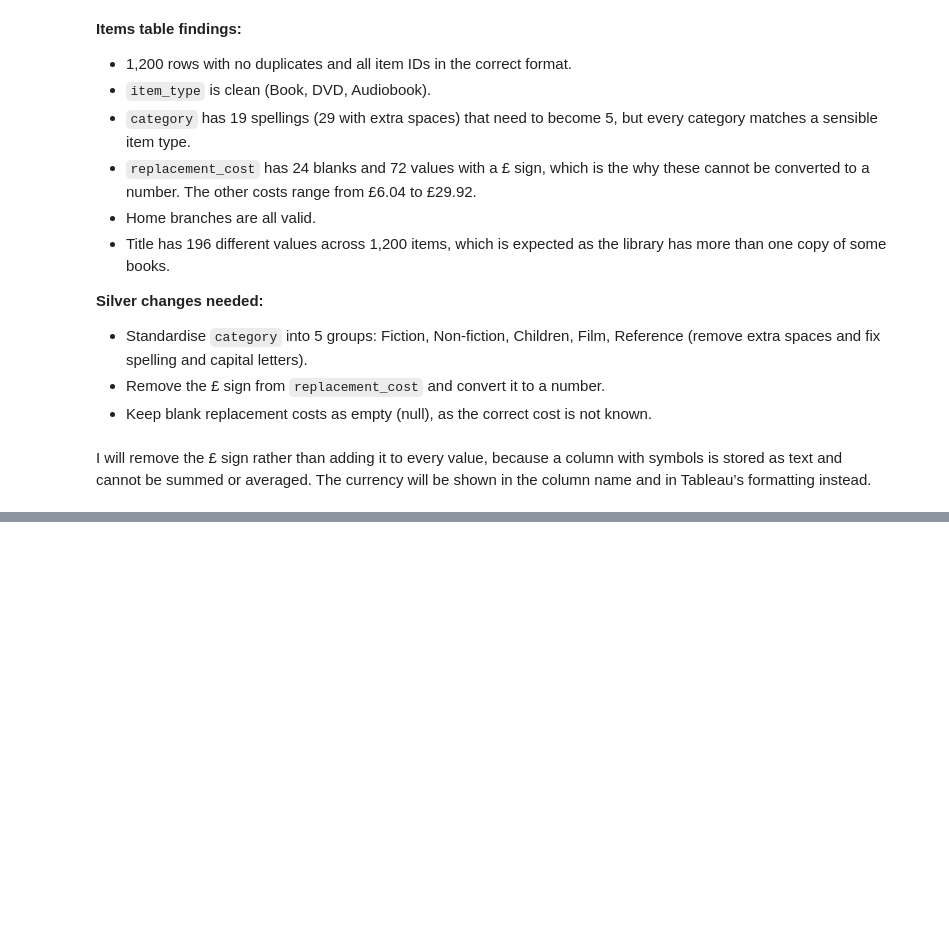
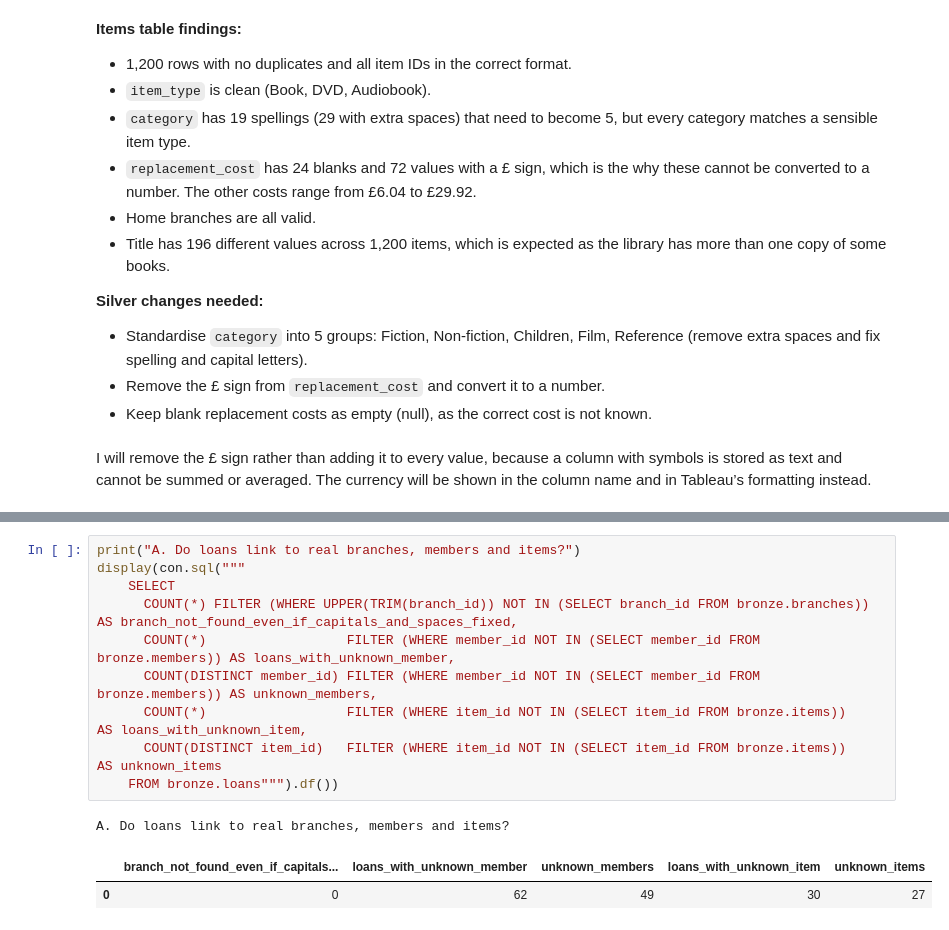
Before and after one commit to HuriyaAhmerr/5782076-AnalyticsEngineering, a Jupyter notebook: 5782076_library_pipeline.ipynb, the cells around one changed output, grey strips where cells are left out. Drawn from its saved outputs; the diff is of its cells as text; blank space fills up the shorter version.

```diff
--- a/5782076_library_pipeline.ipynb
+++ b/5782076_library_pipeline.ipynb
@@ -1185,0 +1251,14 @@ I will remove the £ sign rather than adding it to every value, because a column
+# %%
+print("A. Do loans link to real branches, members and items?")
+display(con.sql("""
+    SELECT
+      COUNT(*) FILTER (WHERE UPPER(TRIM(branch_id)) NOT IN (SELECT branch_id FROM bronze.branches)) AS branch_not_found_even_if_capitals_and_spaces_fixed,
+      COUNT(*)                  FILTER (WHERE member_id NOT IN (SELECT member_id FROM bronze.members)) AS loans_with_unknown_member,
+      COUNT(DISTINCT member_id) FILTER (WHERE member_id NOT IN (SELECT member_id FROM bronze.members)) AS unknown_members,
+      COUNT(*)                  FILTER (WHERE item_id NOT IN (SELECT item_id FROM bronze.items))       AS loans_with_unknown_item,
+      COUNT(DISTINCT item_id)   FILTER (WHERE item_id NOT IN (SELECT item_id FROM bronze.items))       AS unknown_items
+    FROM bronze.loans""").df())
+# %% [output]
+A. Do loans link to real branches, members and items?
+|  | branch_not_found_even_if_capitals... | loans_with_unknown_member | unknown_members | loans_with_unknown_item | unknown_items |
+| 0 | 0 | 62 | 49 | 30 | 27 |
```
Also changed, not shown: parts of 8 cells of this notebook.
